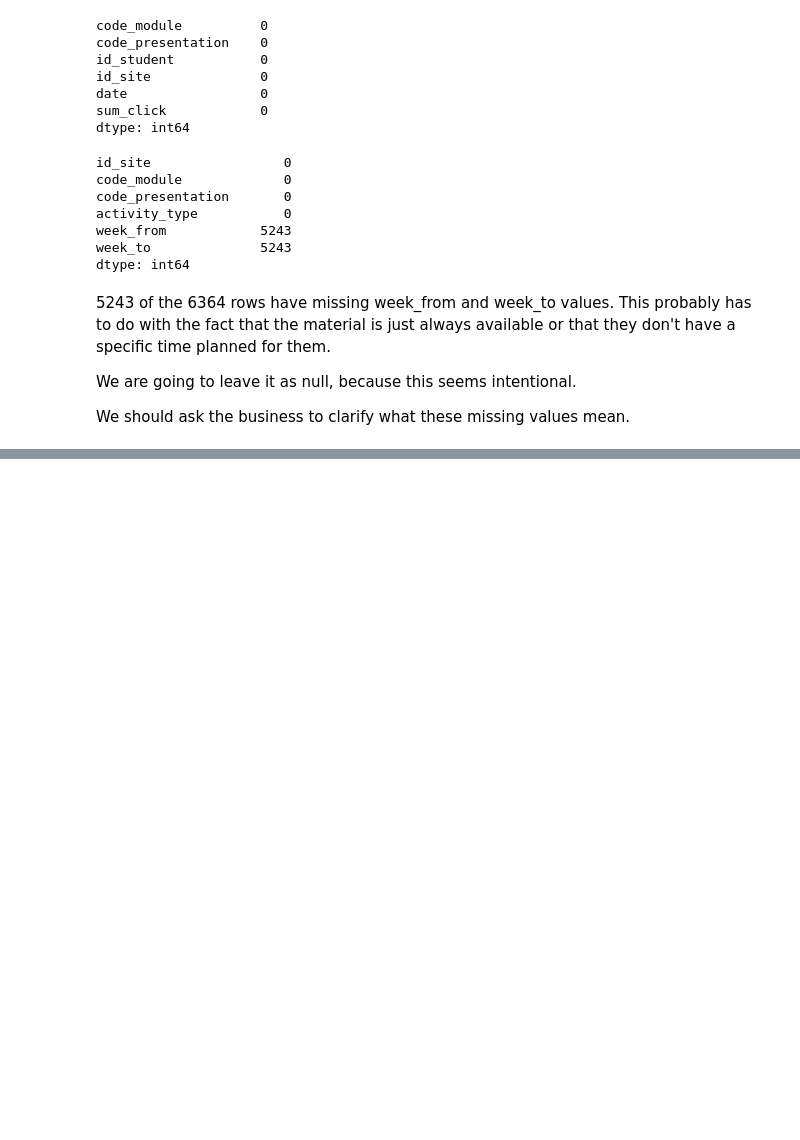
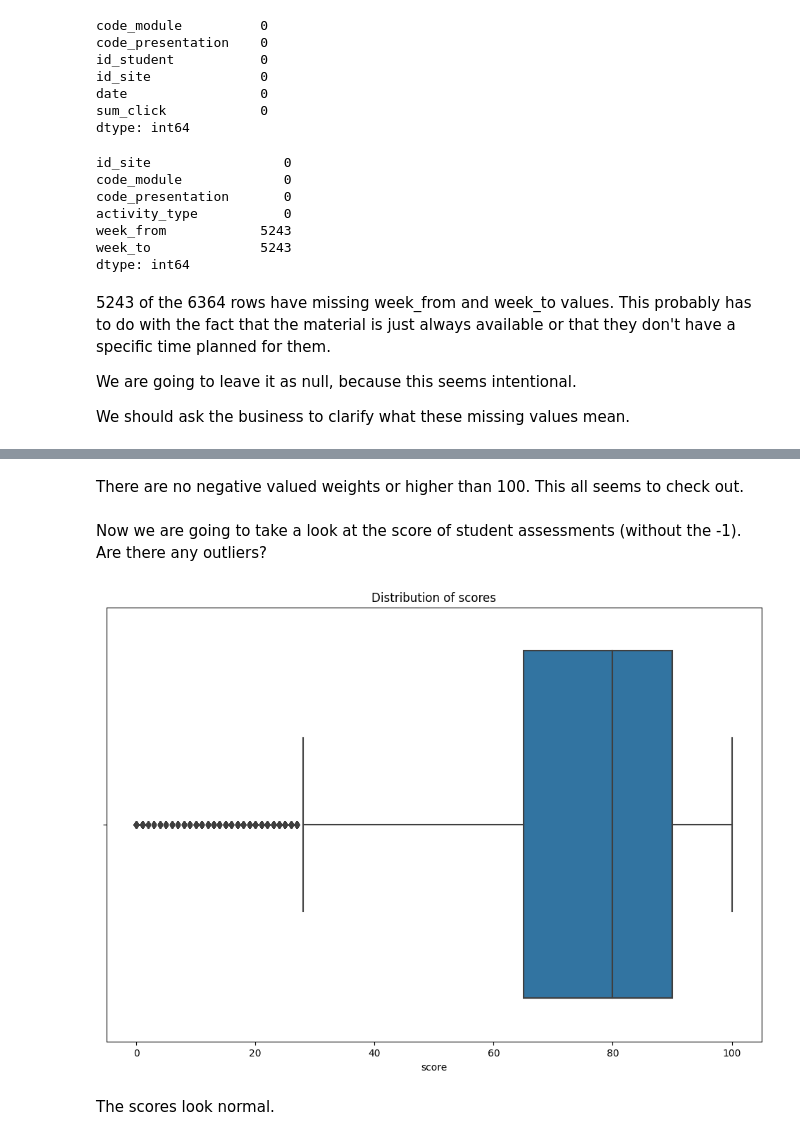
Before and after one commit to randmon/ucll_ti_data_and_ai_group_assignments, a Jupyter notebook: Assignment 2/assignment2.ipynb, the cells around one changed output, grey strips where cells are left out. Drawn from its saved outputs; the diff is of its cells as text; code cells hidden in the pictures; blank space fills up the shorter version.

```diff
--- a/Assignment 2/assignment2.ipynb
+++ b/Assignment 2/assignment2.ipynb
@@ -434,0 +512,12 @@ We should ask the business to clarify what these missing values mean.
+# %% [markdown]
+There are no negative valued weights or higher than 100. This all seems to check out.
+# %% [markdown]
+Now we are going to take a look at the score of student assessments (without the -1). Are there any outliers?
+# %%
+fig, ax = plt.subplots(figsize=(12,8))
+ax.set_title("Distribution of scores")
+sns.boxplot(data=student_assessment_df[student_assessment_df["score"] >= 0],x="score" , ax=ax);
+# %% [output]
+[figure, added]
+# %% [markdown]
+The scores look normal.
```
Also changed, not shown: parts of 10 cells of this notebook.
